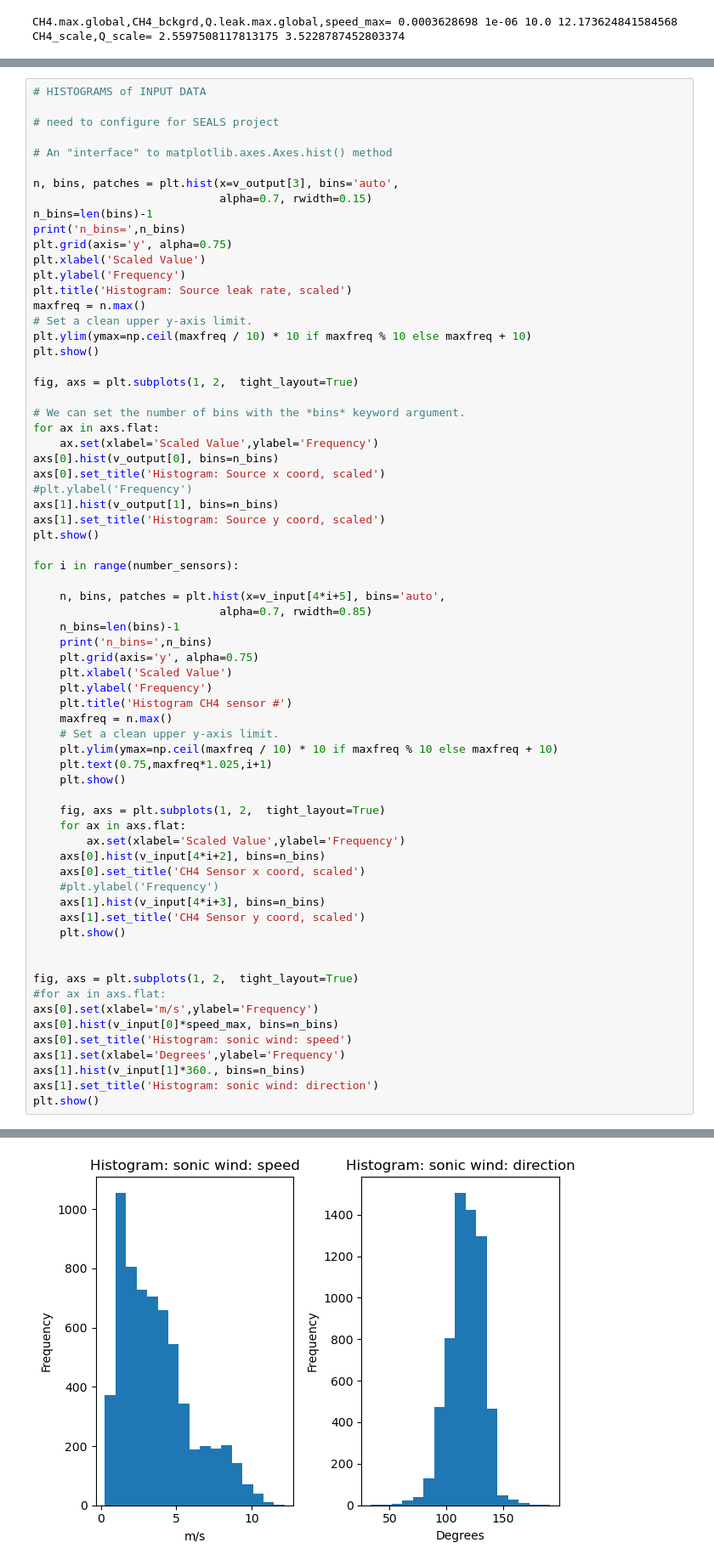
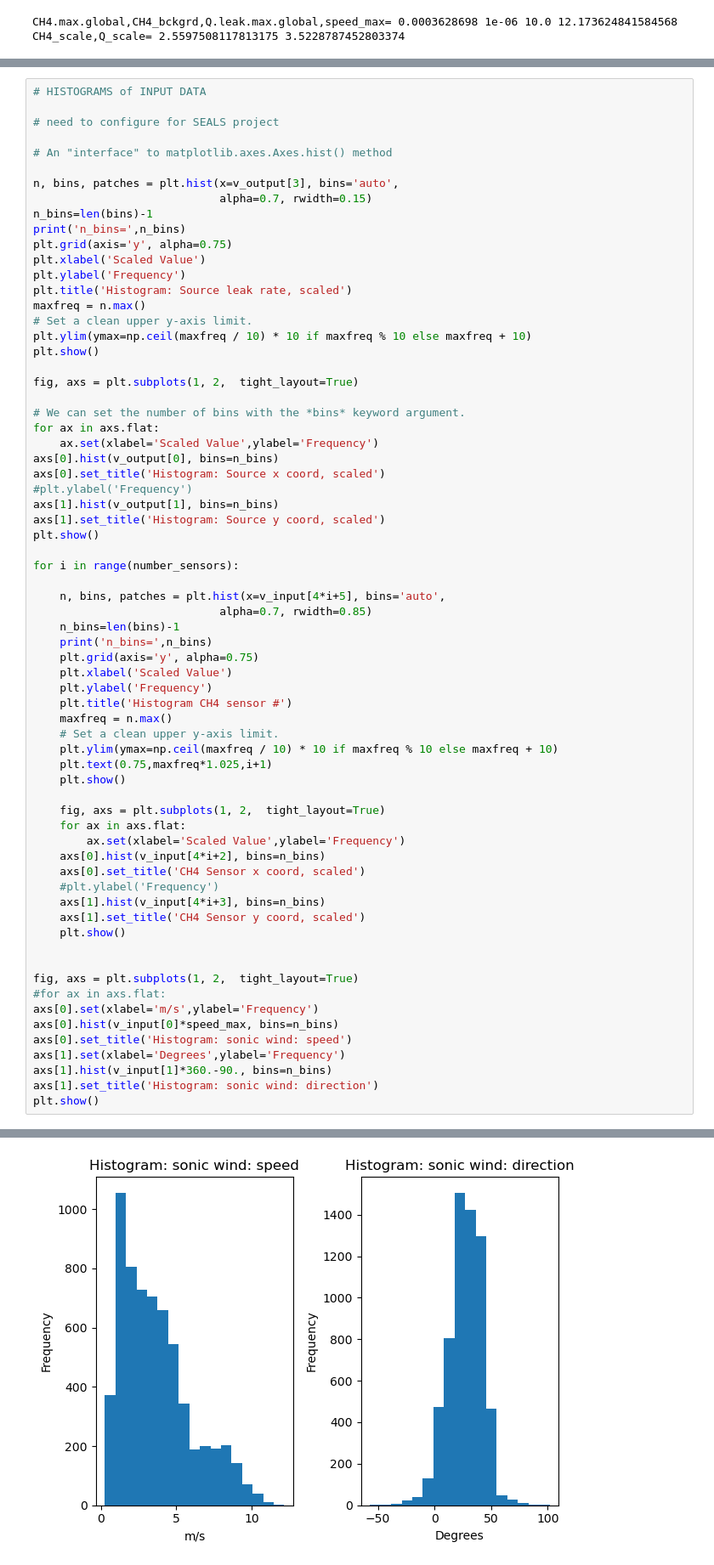
Before and after one commit to NCAR/seals-ml, a Jupyter notebook: notebooks/CAMS_bjt_npl_v17a.ipynb, the cells around one changed output, grey strips where cells are left out. Shown at 85% size. Saved outputs shown, nothing was run; the diff lists cells and outputs as text.

```diff
--- a/notebooks/CAMS_bjt_npl_v17a.ipynb
+++ b/notebooks/CAMS_bjt_npl_v17a.ipynb
@@ -1068,35 +1068,35 @@ for i in range(number_sensors):
         ax.set(xlabel='Scaled Value',ylabel='Frequency')
     axs[0].hist(v_input[4*i+2], bins=n_bins)
     axs[0].set_title('CH4 Sensor x coord, scaled')
     #plt.ylabel('Frequency')
     axs[1].hist(v_input[4*i+3], bins=n_bins)
     axs[1].set_title('CH4 Sensor y coord, scaled')
     plt.show()
 
 
 fig, axs = plt.subplots(1, 2,  tight_layout=True)
 #for ax in axs.flat:
 axs[0].set(xlabel='m/s',ylabel='Frequency')
 axs[0].hist(v_input[0]*speed_max, bins=n_bins)
 axs[0].set_title('Histogram: sonic wind: speed')
 axs[1].set(xlabel='Degrees',ylabel='Frequency')
-axs[1].hist(v_input[1]*360., bins=n_bins)
+axs[1].hist(v_input[1]*360.-90., bins=n_bins)
 axs[1].set_title('Histogram: sonic wind: direction')
 plt.show()
 # %% [output]
 n_bins= 24
 [figure]
 [figure]
 n_bins= 21
 [figure]
 [figure]
 n_bins= 26
 [figure]
 [figure]
 n_bins= 17
 [figure]
 [figure]
-[figure, old version]
+[figure, new version]
 # %%
 # FORM and FILL TRAINING and HOLDING arrays
 
```
Also changed, not shown: parts of 3 cells of this notebook, 1 other file.
